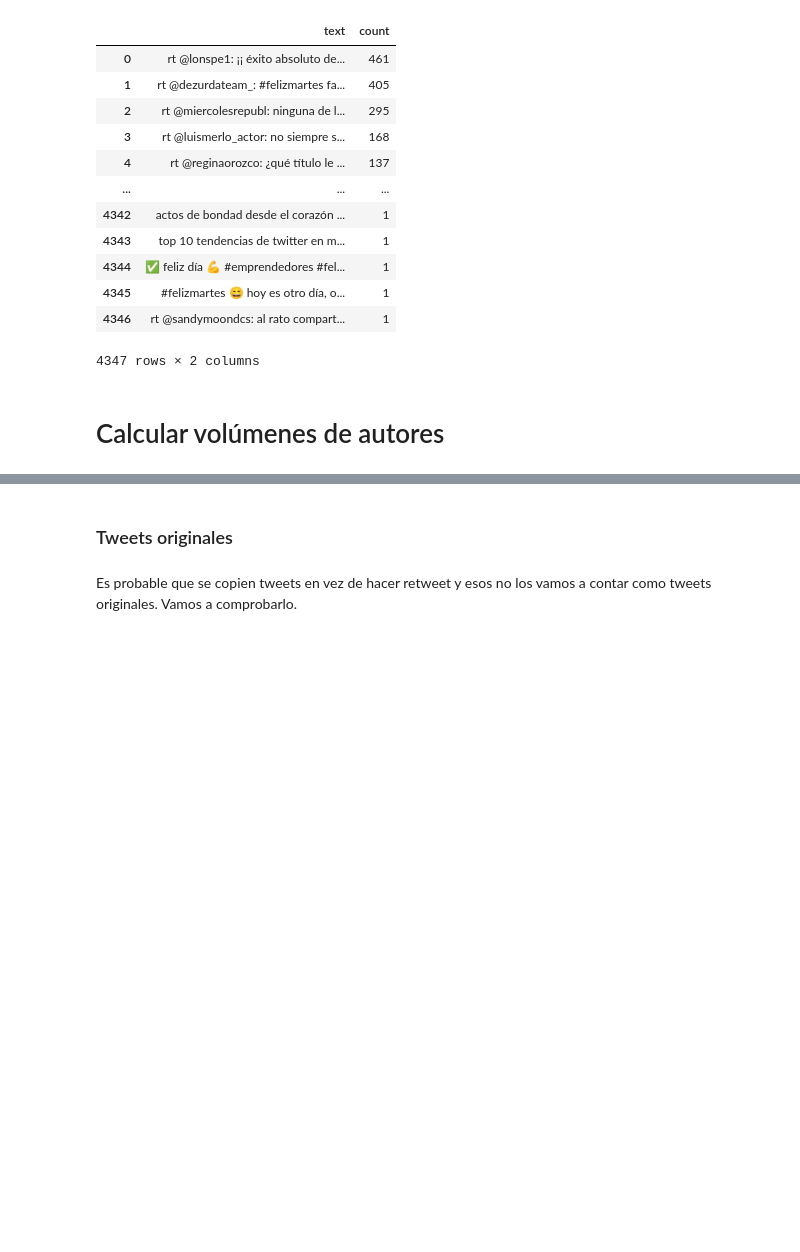
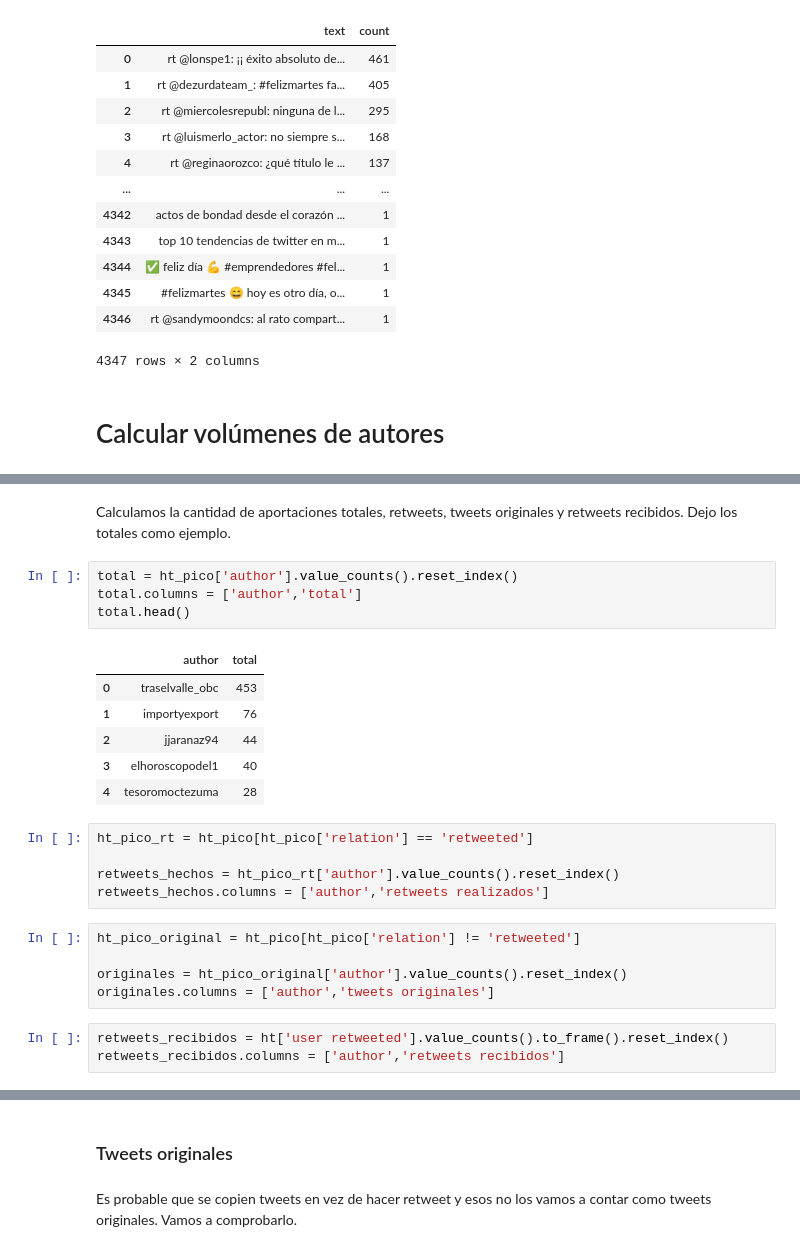
Before and after one commit to Estrohacker/como-analizar-twitter, a Jupyter notebook: t-hoarder twitter scraper/0. Analisis de FelizMartes con Python.ipynb, the cells around one changed output, grey strips where cells are left out. Saved outputs shown, nothing was run; the diff lists cells and outputs as text; blank space fills up the shorter version.

```diff
--- a/t-hoarder twitter scraper/0. Analisis de FelizMartes con Python.ipynb
+++ b/t-hoarder twitter scraper/0. Analisis de FelizMartes con Python.ipynb
@@ -421,0 +391,26 @@ authors_unique
+# %% [markdown]
+Calculamos la cantidad de aportaciones totales, retweets, tweets originales y retweets recibidos. Dejo los totales como ejemplo.
+# %%
+total = ht_pico['author'].value_counts().reset_index()
+total.columns = ['author','total']
+total.head()
+# %% [output]
+|  | author | total |
+| 0 | traselvalle_obc | 453 |
+| 1 | importyexport | 76 |
+| 2 | jjaranaz94 | 44 |
+| 3 | elhoroscopodel1 | 40 |
+| 4 | tesoromoctezuma | 28 |
+# %%
+ht_pico_rt = ht_pico[ht_pico['relation'] == 'retweeted']
+
+retweets_hechos = ht_pico_rt['author'].value_counts().reset_index()
+retweets_hechos.columns = ['author','retweets realizados']
+# %%
+ht_pico_original = ht_pico[ht_pico['relation'] != 'retweeted']
+
+originales = ht_pico_original['author'].value_counts().reset_index()
+originales.columns = ['author','tweets originales']
+# %%
+retweets_recibidos = ht['user retweeted'].value_counts().to_frame().reset_index()
+retweets_recibidos.columns = ['author','retweets recibidos']
```
Also changed, not shown: parts of 14 cells of this notebook, 6 other files.
